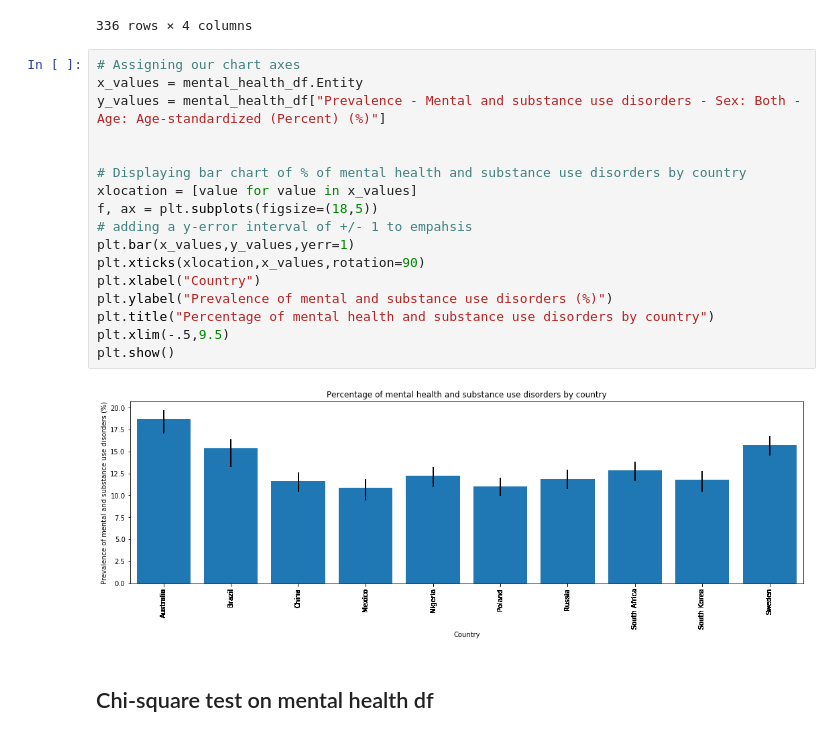
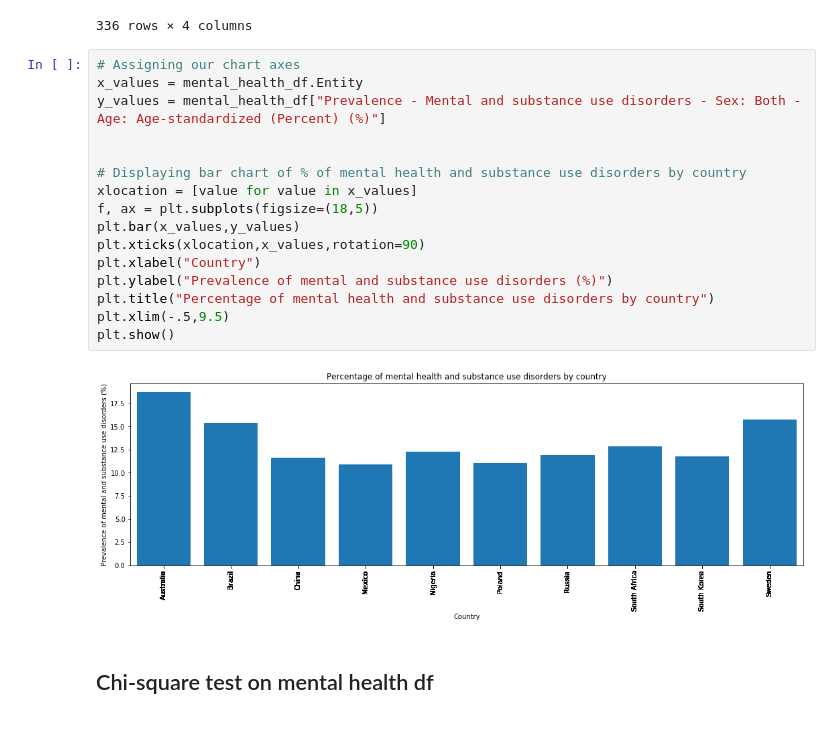
Before and after one commit to JeremyBrent/RUDS_project_1, a Jupyter notebook: Jeremys_notebook/Data_analysis.ipynb, the cells around one changed output. Cells and saved outputs as stored; diff of their text form.

```diff
--- a/Jeremys_notebook/Data_analysis.ipynb
+++ b/Jeremys_notebook/Data_analysis.ipynb
@@ -146,22 +148,21 @@ mental_health_df
 # %%
 # Assigning our chart axes
 x_values = mental_health_df.Entity
 y_values = mental_health_df["Prevalence - Mental and substance use disorders - Sex: Both - Age: Age-standardized (Percent) (%)"]
 
 
 # Displaying bar chart of % of mental health and substance use disorders by country
 xlocation = [value for value in x_values]
 f, ax = plt.subplots(figsize=(18,5))
-# adding a y-error interval of +/- 1 to empahsis
-plt.bar(x_values,y_values,yerr=1)
+plt.bar(x_values,y_values)
 plt.xticks(xlocation,x_values,rotation=90)
 plt.xlabel("Country")
 plt.ylabel("Prevalence of mental and substance use disorders (%)")
 plt.title("Percentage of mental health and substance use disorders by country")
 plt.xlim(-.5,9.5)
 plt.show()
 # %% [output]
-[figure, old version]
+[figure, new version]
 # %% [markdown]
 ## Chi-square test on mental health df
 # %%
```
Also changed, not shown: parts of 6 cells of this notebook.
